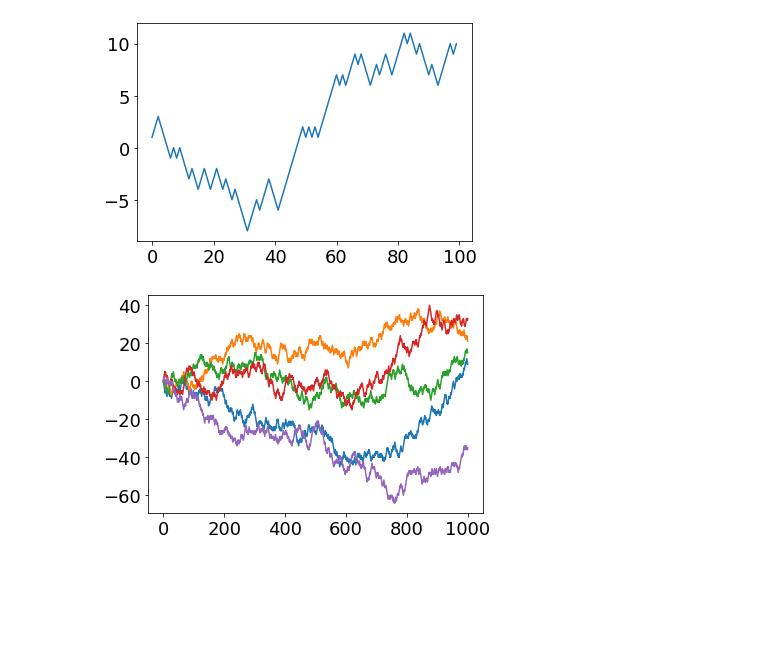
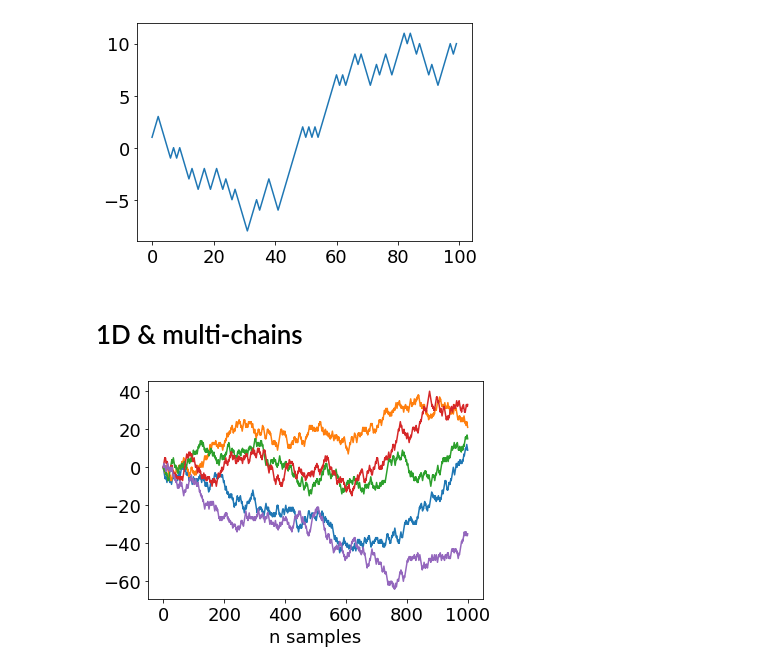
Before and after one commit to jecampagne/cours_mallat_cdf, a Jupyter notebook: cours2023/randomwalk.ipynb, the cells around one changed output. Saved outputs shown, nothing was run; the diff lists cells and outputs as text; code cells hidden in the pictures; blank space fills up the shorter version.

```diff
--- a/cours2023/randomwalk.ipynb
+++ b/cours2023/randomwalk.ipynb
@@ -33,6 +39,8 @@ plt.plot(res)
 # %% [output]
 [<matplotlib.lines.Line2D at 0x...>]
 [figure]
+# %% [markdown]
+# 1D & multi-chains
 # %%
 @jit
 def update(rng_key, position):
@@ -77,5 +85,6 @@ all_positions = run_mc(rng_keys, n_samples,  initial_position)
 all_positions = all_positions.squeeze()
 # %%
 plt.plot(all_positions.T);
+plt.xlabel("n samples");
 # %% [output]
-[figure, old version]
+[figure, new version]
```
Also changed, not shown: parts of 4 cells of this notebook.
